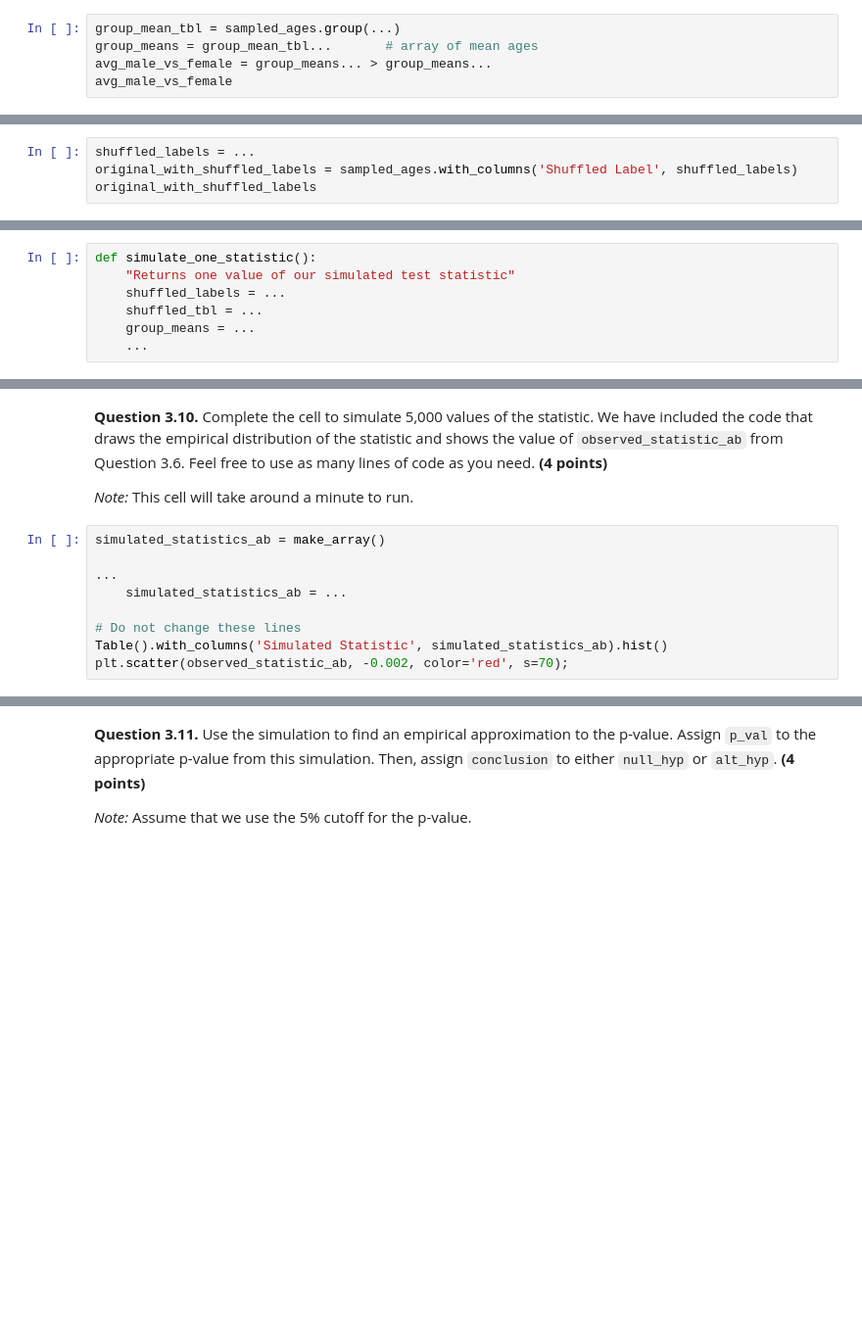
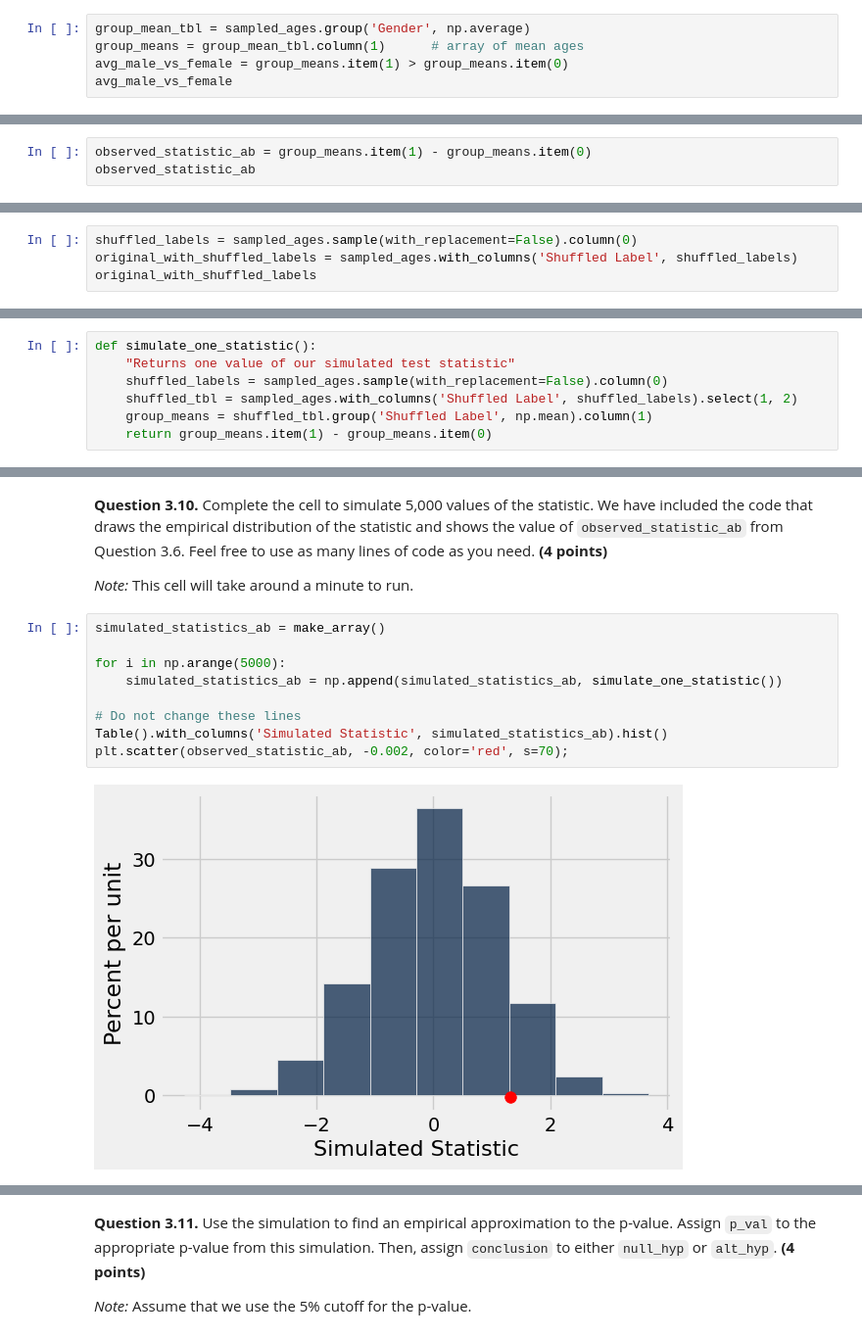
Before and after one commit to YeHuodeShenMing/DS-8, a Jupyter notebook: materials/sp23/hw/hw07/hw07.ipynb, the cells around one changed output, grey strips where cells are left out. Shown: that part at 98% size. Cells and saved outputs as stored; diff of their text form; blank space fills up the shorter version.

```diff
--- a/materials/sp23/hw/hw07/hw07.ipynb
+++ b/materials/sp23/hw/hw07/hw07.ipynb
@@ -442,7 +455,7 @@ points:
  - 4
 -->
 # %%
-group_mean_tbl = sampled_ages.group(...)
-group_means = group_mean_tbl...       # array of mean ages
-avg_male_vs_female = group_means... > group_means...
+group_mean_tbl = sampled_ages.group('Gender', np.average)
+group_means = group_mean_tbl.column(1)      # array of mean ages
+avg_male_vs_female = group_means.item(1) > group_means.item(0)
 avg_male_vs_female
@@ -538,0 +563,3 @@ observed_statistic_ab
+# %%
+observed_statistic_ab = group_means.item(1) - group_means.item(0)
+observed_statistic_ab
@@ -555,6 +586,6 @@ points:
  - 1
 -->
 # %%
-shuffled_labels = ...
+shuffled_labels = sampled_ages.sample(with_replacement=False).column(0)
 original_with_shuffled_labels = sampled_ages.with_columns('Shuffled Label', shuffled_labels)
 original_with_shuffled_labels
@@ -597,9 +647,9 @@ points:
 # %%
 def simulate_one_statistic():
     "Returns one value of our simulated test statistic"
-    shuffled_labels = ...
-    shuffled_tbl = ...
-    group_means = ...
-    ...
+    shuffled_labels = sampled_ages.sample(with_replacement=False).column(0)
+    shuffled_tbl = sampled_ages.with_columns('Shuffled Label', shuffled_labels).select(1, 2)
+    group_means = shuffled_tbl.group('Shuffled Label', np.mean).column(1)
+    return group_means.item(1) - group_means.item(0)
 # %%
 grader.check("q3_9")
@@ -622,11 +676,13 @@ points:
 # %%
 simulated_statistics_ab = make_array()
 
-...
-    simulated_statistics_ab = ...
+for i in np.arange(5000):
+    simulated_statistics_ab = np.append(simulated_statistics_ab, simulate_one_statistic())
 
 # Do not change these lines
 Table().with_columns('Simulated Statistic', simulated_statistics_ab).hist()
 plt.scatter(observed_statistic_ab, -0.002, color='red', s=70);
+# %% [output]
+[figure, added]
 # %%
 grader.check("q3_10")
```
Also changed, not shown: parts of 48 cells of this notebook, 1 other file.
